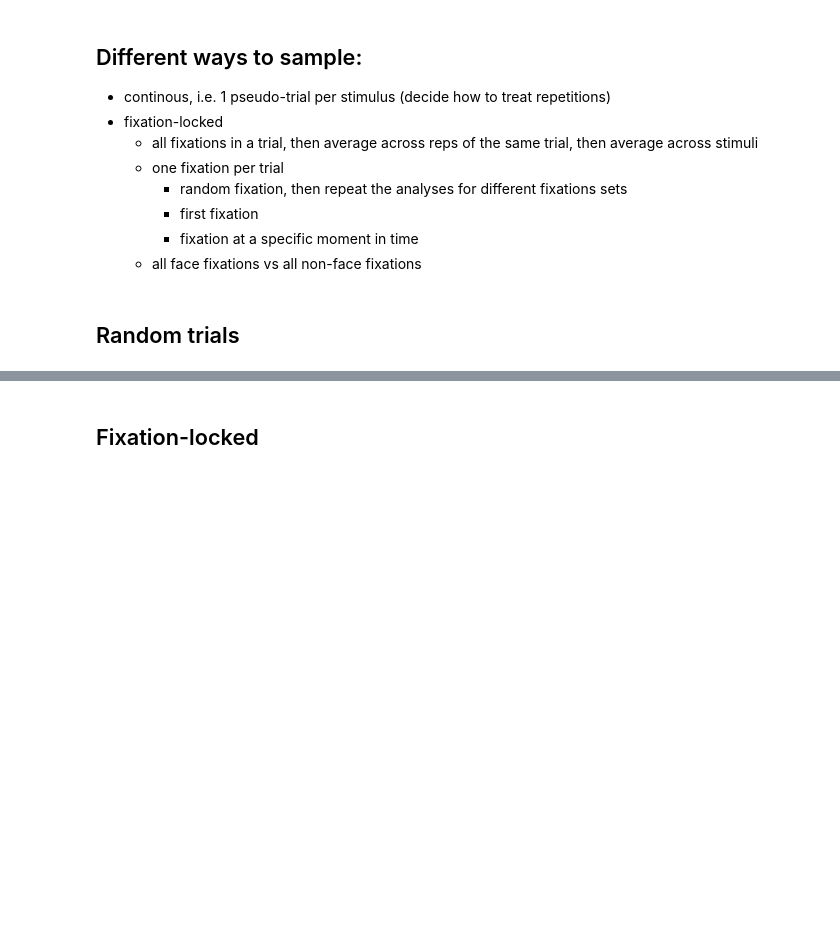
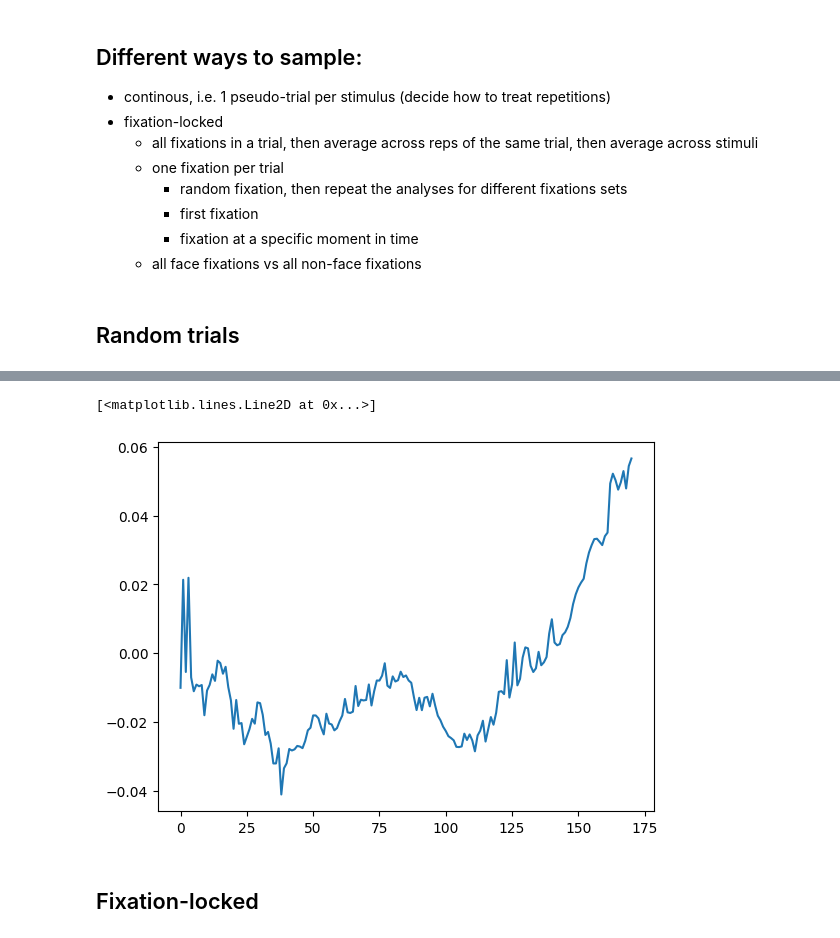
Before and after one commit to TizianoCausin01/temporal_context, a Jupyter notebook: python_scripts/scripts/dRSA_sampling_dev.ipynb, the cells around one changed output, grey strips where cells are left out. Cells and saved outputs as stored; diff of their text form; code cells hidden in the pictures; blank space fills up the shorter version.

```diff
--- a/python_scripts/scripts/dRSA_sampling_dev.ipynb
+++ b/python_scripts/scripts/dRSA_sampling_dev.ipynb
@@ -72,3 +60,8 @@ Error:
+# %%
+plt.plot(get_lagplot(dRSA, max_lag=85, summary_stat="median"))
+# %% [output]
+[<matplotlib.lines.Line2D at 0x...>]
+[figure, added]
 # %% [markdown]
 ## Fixation-locked
 # %% [markdown]
```
Also changed, not shown: parts of 11 cells of this notebook, 8 other files.
